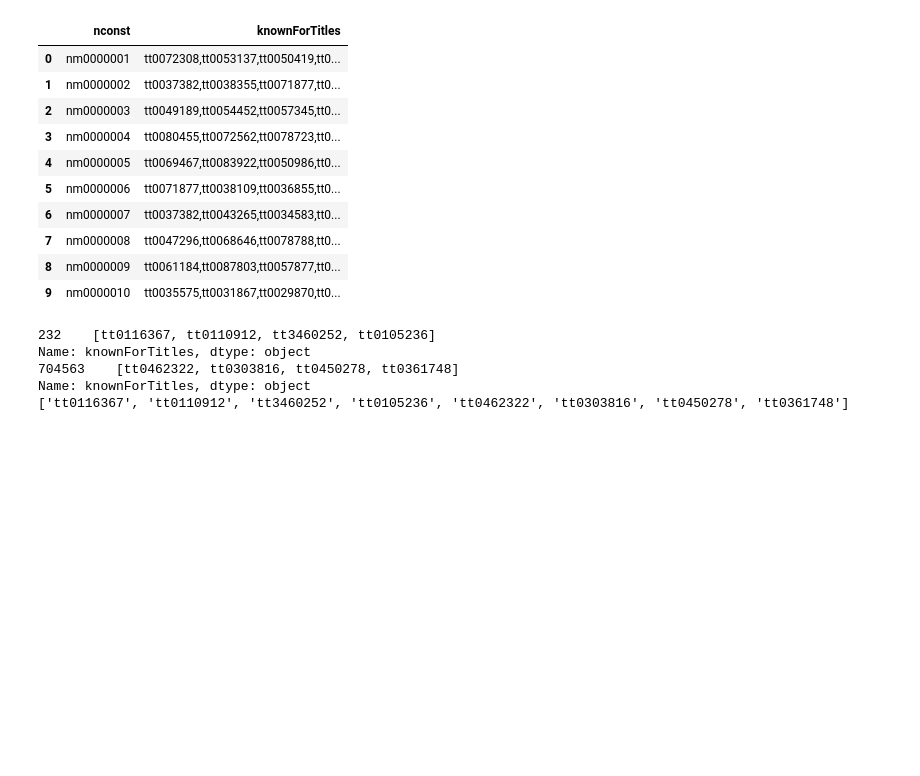
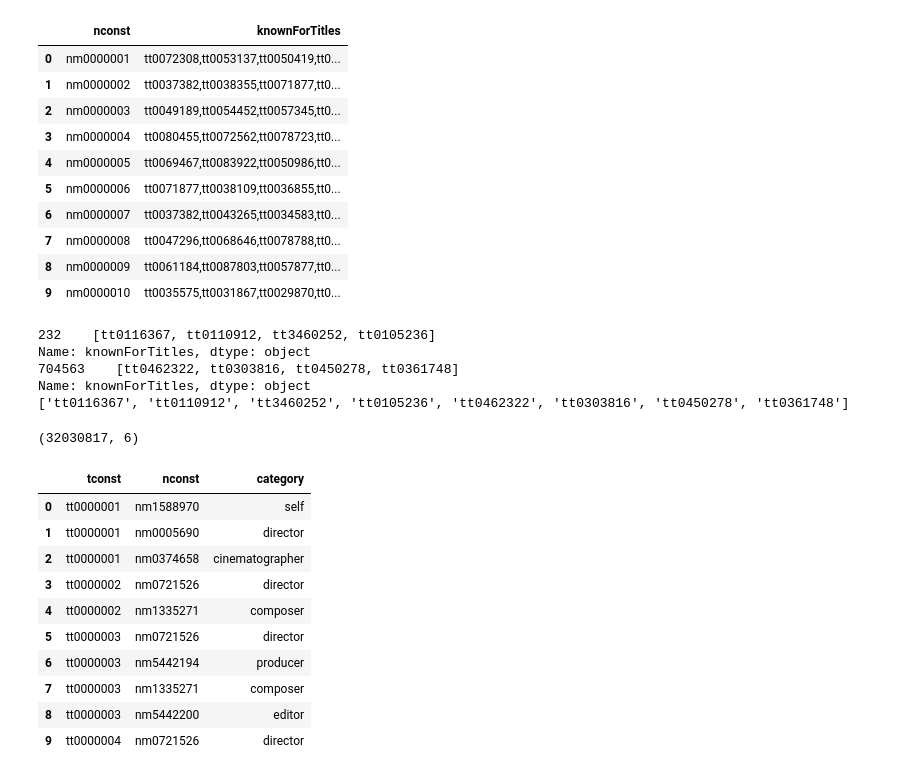
Before and after one commit to nayaras/topicosIC, a Jupyter notebook: Trabalho Final/questionario.ipynb, the cells around one changed output. Cells and saved outputs as stored; diff of their text form; code cells hidden in the pictures; blank space fills up the shorter version.

```diff
--- a/Trabalho Final/questionario.ipynb
+++ b/Trabalho Final/questionario.ipynb
@@ -603,3 +603,30 @@ Name: knownForTitles, dtype: object
 704563    [tt0462322, tt0303816, tt0450278, tt0361748]
 Name: knownForTitles, dtype: object
 ['tt0116367', 'tt0110912', 'tt3460252', 'tt0105236', 'tt0462322', 'tt0303816', 'tt0450278', 'tt0361748']
+# %%
+#importa 5 base
+imdbAtores = pandas.read_csv("titlePrincipals.tsv", sep='\t',dtype= { "tconst": str,
+                                                                'ordering': str,
+                                                                'nconst': str,
+                                                                'category': str,
+                                                                'job': str,
+                                                                'characters': str})
+
+imdbAtores.shape
+# %% [output]
+(32030817, 6)
+# %%
+at = pandas.DataFrame(imdbAtores, columns=['tconst', 'nconst', 'category'])
+at.head(10)
+# %% [output]
+|  | tconst | nconst | category |
+| 0 | tt0000001 | nm1588970 | self |
+| 1 | tt0000001 | nm0005690 | director |
+| 2 | tt0000001 | nm0374658 | cinematographer |
+| 3 | tt0000002 | nm0721526 | director |
+| 4 | tt0000002 | nm1335271 | composer |
+| 5 | tt0000003 | nm0721526 | director |
+| 6 | tt0000003 | nm5442194 | producer |
+| 7 | tt0000003 | nm1335271 | composer |
+| 8 | tt0000003 | nm5442200 | editor |
+| 9 | tt0000004 | nm0721526 | director |
```
Also changed, not shown: parts of 4 cells of this notebook.
